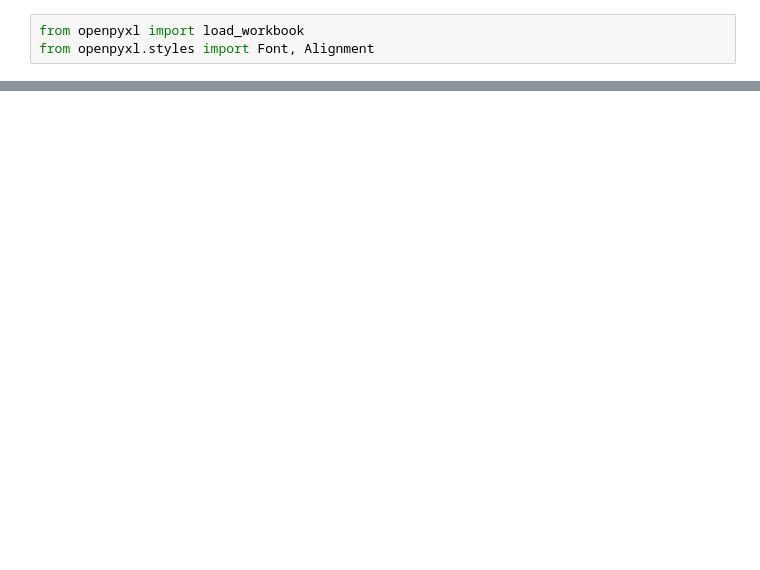
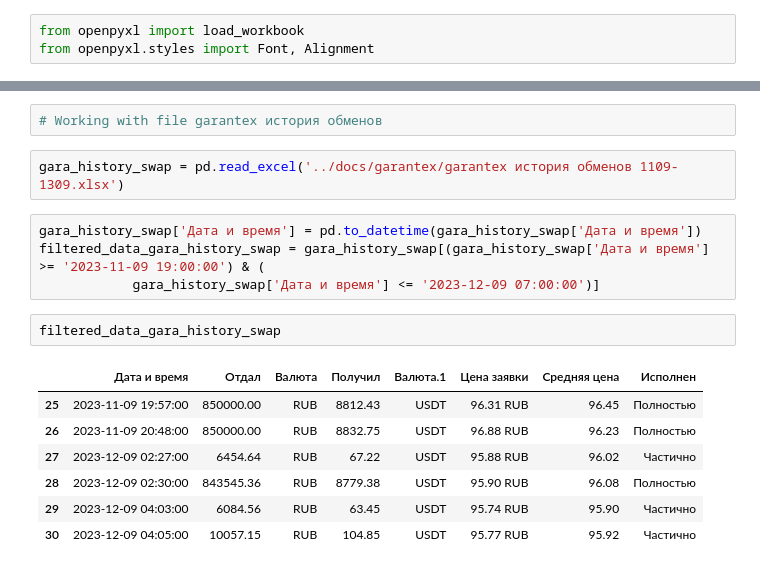
Before and after one commit to 0xN1ck/Accounting, a Jupyter notebook: jupyter-notebooks/garantex.ipynb, the cells around one changed output, grey strips where cells are left out. Drawn from its saved outputs; the diff is of its cells as text; blank space fills up the shorter version.

Commit message:
garantex.ipynb and exnode.ipynb are ready

```diff
--- a/jupyter-notebooks/garantex.ipynb
+++ b/jupyter-notebooks/garantex.ipynb
@@ -121,3 +106,21 @@ for index, value in enumerate(filtered_data_gara_history_p2p['Результат
 
 # Сохранение изменений в файле Excel
 book.save(excel_file)
+# %%
+# Working with file garantex история обменов
+# %%
+gara_history_swap = pd.read_excel('../docs/garantex/garantex история обменов 1109-1309.xlsx')
+# %%
+gara_history_swap['Дата и время'] = pd.to_datetime(gara_history_swap['Дата и время'])
+filtered_data_gara_history_swap = gara_history_swap[(gara_history_swap['Дата и время'] >= '2023-11-09 19:00:00') & (
+            gara_history_swap['Дата и время'] <= '2023-12-09 07:00:00')]
+# %%
+filtered_data_gara_history_swap
+# %% [output]
+|  | Дата и время | Отдал | Валюта | Получил | Валюта.1 | Цена заявки | Средняя цена | Исполнен |
+| 25 | 2023-11-09 19:57:00 | 850000.00 | RUB | 8812.43 | USDT | 96.31 RUB | 96.45 | Полностью |
+| 26 | 2023-11-09 20:48:00 | 850000.00 | RUB | 8832.75 | USDT | 96.88 RUB | 96.23 | Полностью |
+| 27 | 2023-12-09 02:27:00 | 6454.64 | RUB | 67.22 | USDT | 95.88 RUB | 96.02 | Частично |
+| 28 | 2023-12-09 02:30:00 | 843545.36 | RUB | 8779.38 | USDT | 95.90 RUB | 96.08 | Полностью |
+| 29 | 2023-12-09 04:03:00 | 6084.56 | RUB | 63.45 | USDT | 95.74 RUB | 95.90 | Частично |
+| 30 | 2023-12-09 04:05:00 | 10057.15 | RUB | 104.85 | USDT | 95.77 RUB | 95.92 | Частично |
```
Also changed, not shown: parts of 16 cells of this notebook, 3 other files.
